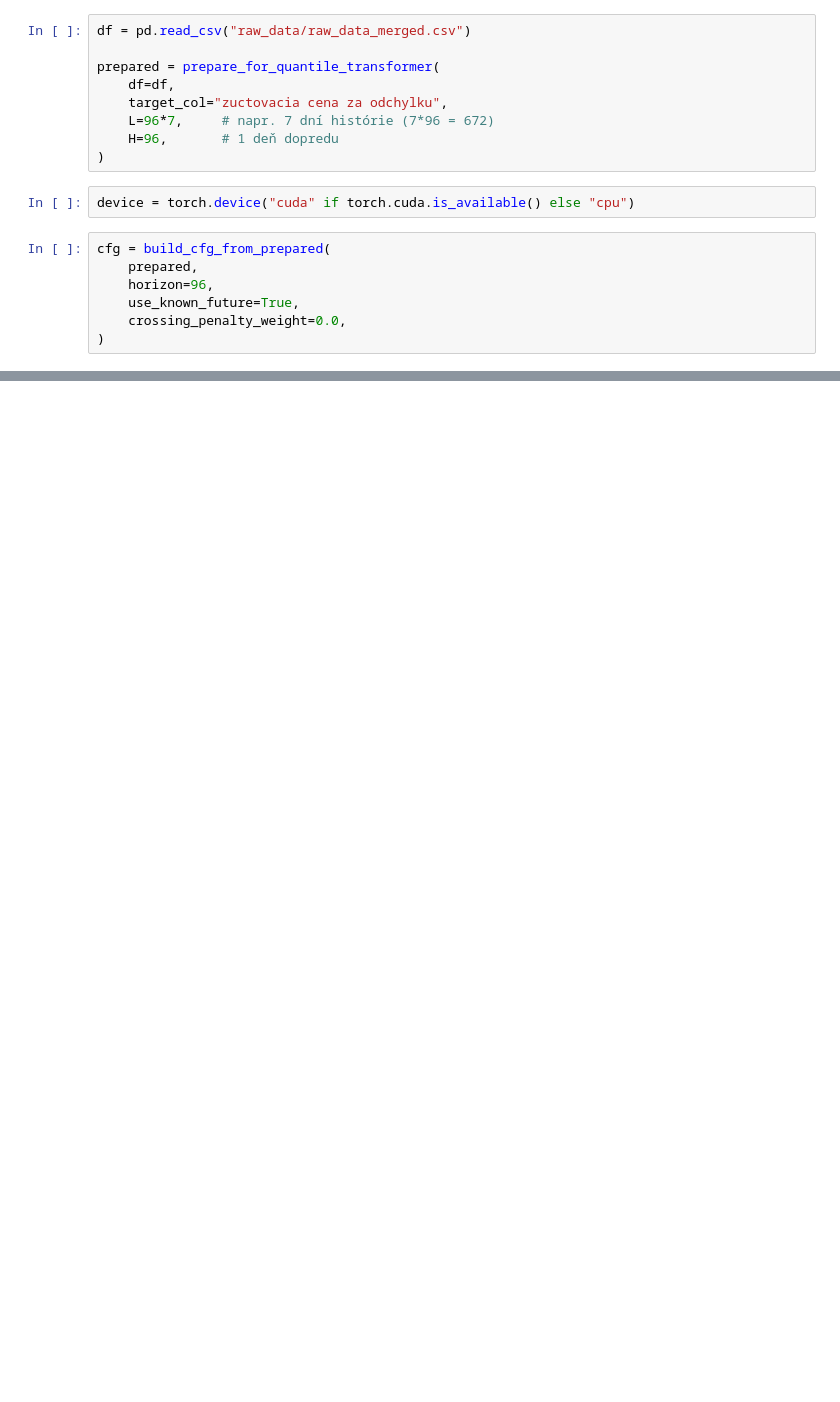
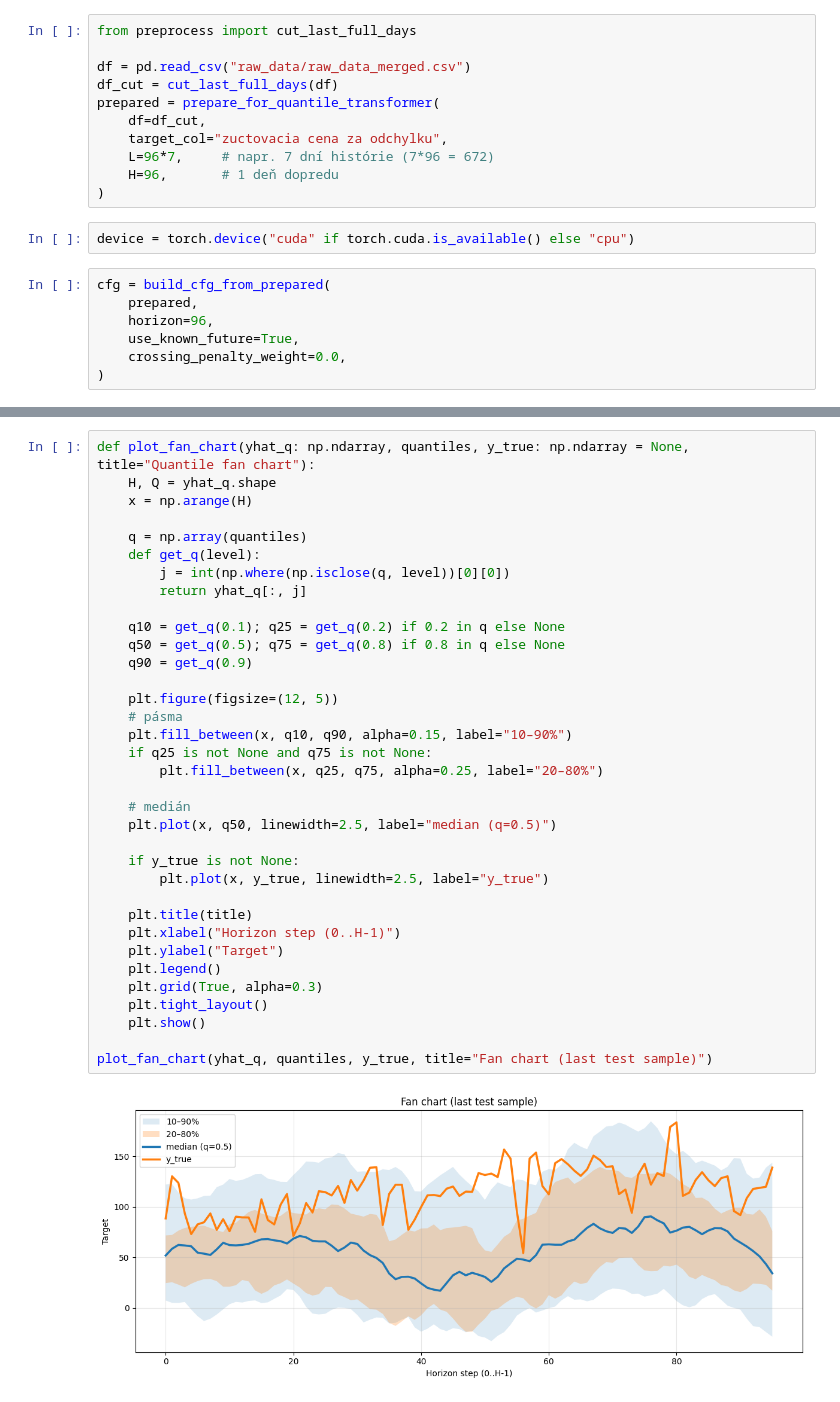
Before and after one commit to RezoMR/transformer, a Jupyter notebook: Training.ipynb, the cells around one changed output, grey strips where cells are left out. Cells and saved outputs as stored; diff of their text form; blank space fills up the shorter version.

```diff
--- a/Training.ipynb
+++ b/Training.ipynb
@@ -7,8 +13,10 @@ from model import build_cfg_from_prepared
 # %%
+from preprocess import cut_last_full_days
+
 df = pd.read_csv("raw_data/raw_data_merged.csv")
-
+df_cut = cut_last_full_days(df)
 prepared = prepare_for_quantile_transformer(
-    df=df,
+    df=df_cut,
     target_col="zuctovacia cena za odchylku",
     L=96*7,     # napr. 7 dní histórie (7*96 = 672)
     H=96,       # 1 deň dopredu
@@ -35,0 +341,37 @@ KeyboardInterrupt:
+# %%
+def plot_fan_chart(yhat_q: np.ndarray, quantiles, y_true: np.ndarray = None, title="Quantile fan chart"):
+    H, Q = yhat_q.shape
+    x = np.arange(H)
+
+    q = np.array(quantiles)
+    def get_q(level):
+        j = int(np.where(np.isclose(q, level))[0][0])
+        return yhat_q[:, j]
+
+    q10 = get_q(0.1); q25 = get_q(0.2) if 0.2 in q else None
+    q50 = get_q(0.5); q75 = get_q(0.8) if 0.8 in q else None
+    q90 = get_q(0.9)
+
+    plt.figure(figsize=(12, 5))
+    # pásma
+    plt.fill_between(x, q10, q90, alpha=0.15, label="10–90%")
+    if q25 is not None and q75 is not None:
+        plt.fill_between(x, q25, q75, alpha=0.25, label="20–80%")
+
+    # medián
+    plt.plot(x, q50, linewidth=2.5, label="median (q=0.5)")
+
+    if y_true is not None:
+        plt.plot(x, y_true, linewidth=2.5, label="y_true")
+
+    plt.title(title)
+    plt.xlabel("Horizon step (0..H-1)")
+    plt.ylabel("Target")
+    plt.legend()
+    plt.grid(True, alpha=0.3)
+    plt.tight_layout()
+    plt.show()
+
+plot_fan_chart(yhat_q, quantiles, y_true, title="Fan chart (last test sample)")
+# %% [output]
+[figure, added]
```
Also changed, not shown: parts of 12 cells of this notebook, 3 other files.
